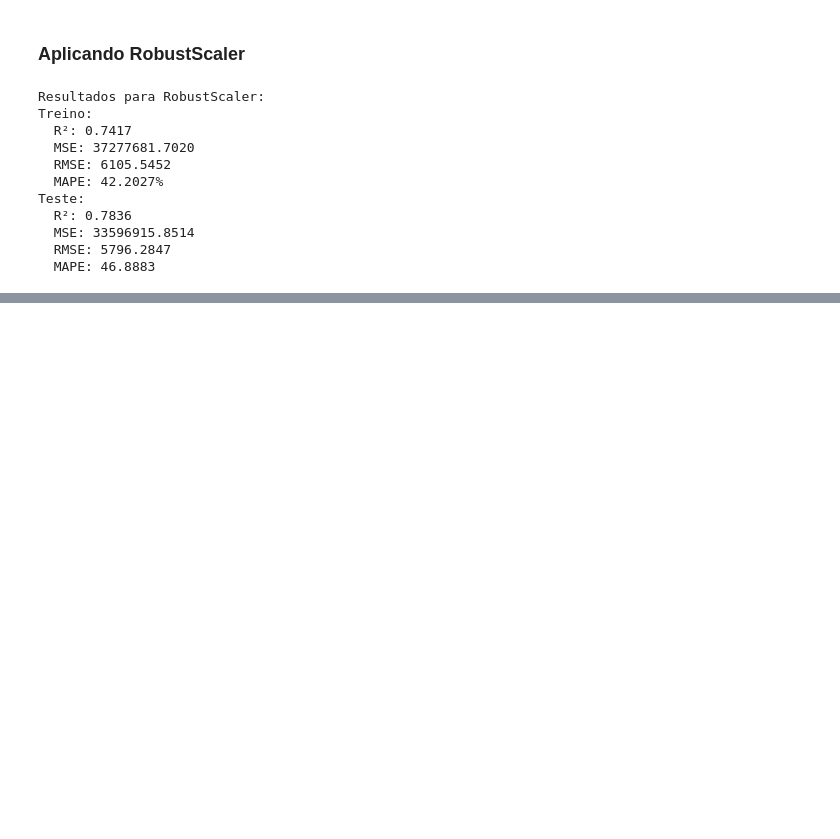
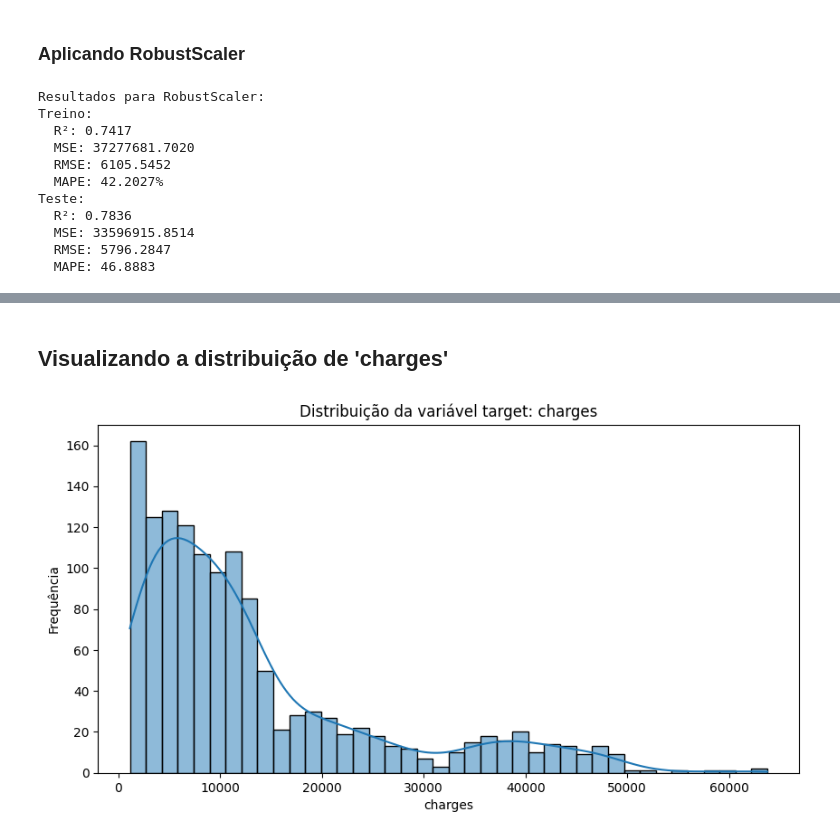
Before and after one commit to thiagofernandes101/ProjetosFiap, a Jupyter notebook: Desafio curso ia ml/desafio.ipynb, the cells around one changed output, grey strips where cells are left out. Drawn from its saved outputs; the diff is of its cells as text; code cells hidden in the pictures; blank space fills up the shorter version.

```diff
--- a/Desafio curso ia ml/desafio.ipynb
+++ b/Desafio curso ia ml/desafio.ipynb
@@ -366,3 +377,14 @@ Interpretação: O modelo apresenta um erro percentual médio alto, indicando qu
 - Analisar Outliers: Verificar se outliers estão influenciando negativamente o modelo.
 - Feature Engineering: Criar novas variáveis ou transformar as existentes para capturar melhor as relações nos dados.
 - Avaliar Interações: Verificar se há interações entre variáveis que podem melhorar o desempenho do modelo.
+# %% [markdown]
+## Visualizando a distribuição de 'charges'
+# %%
+plt.figure(figsize=(10, 5))
+sns.histplot(insurance_data_frame['charges'], kde=True, bins=40)
+plt.title('Distribuição da variável target: charges')
+plt.xlabel('charges')
+plt.ylabel('Frequência')
+plt.show()
+# %% [output]
+[figure, added]
```
Also changed, not shown: parts of 38 cells of this notebook.
